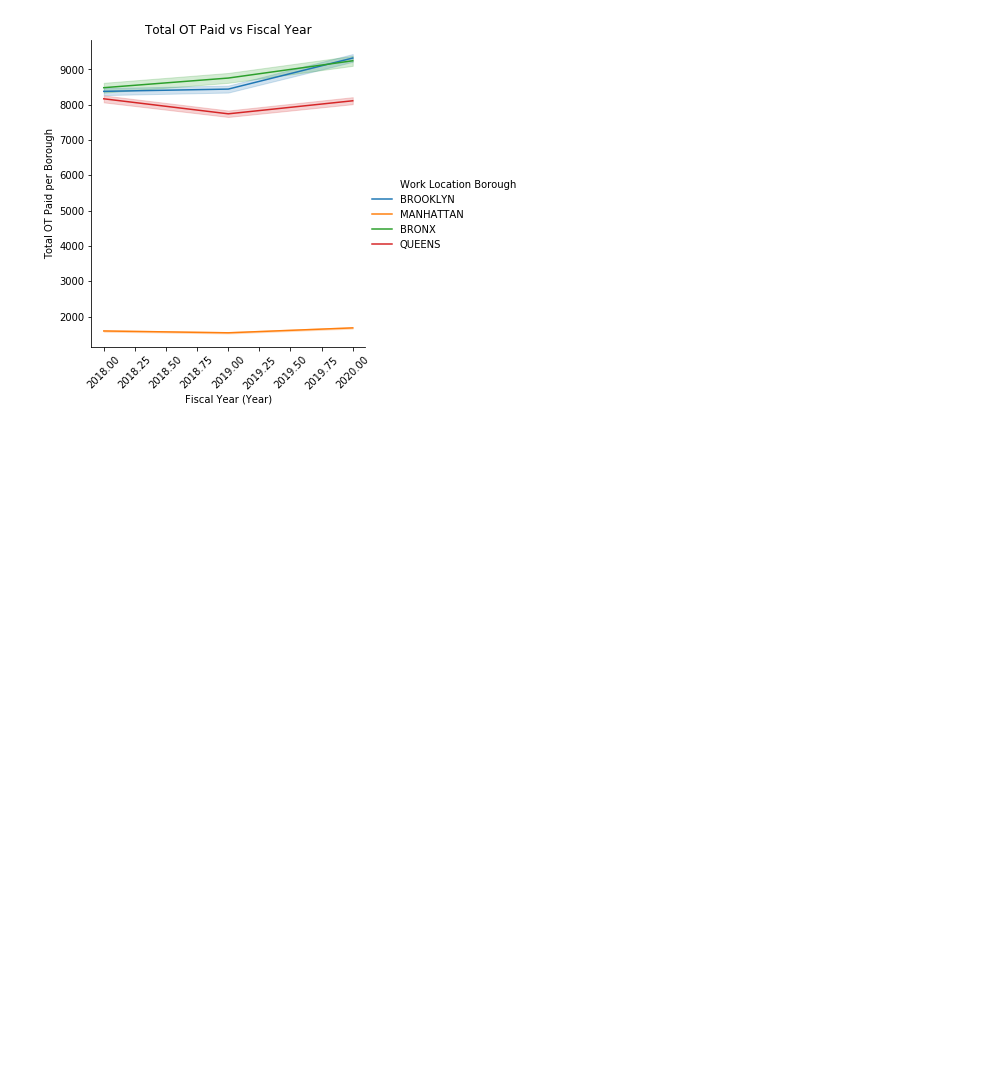
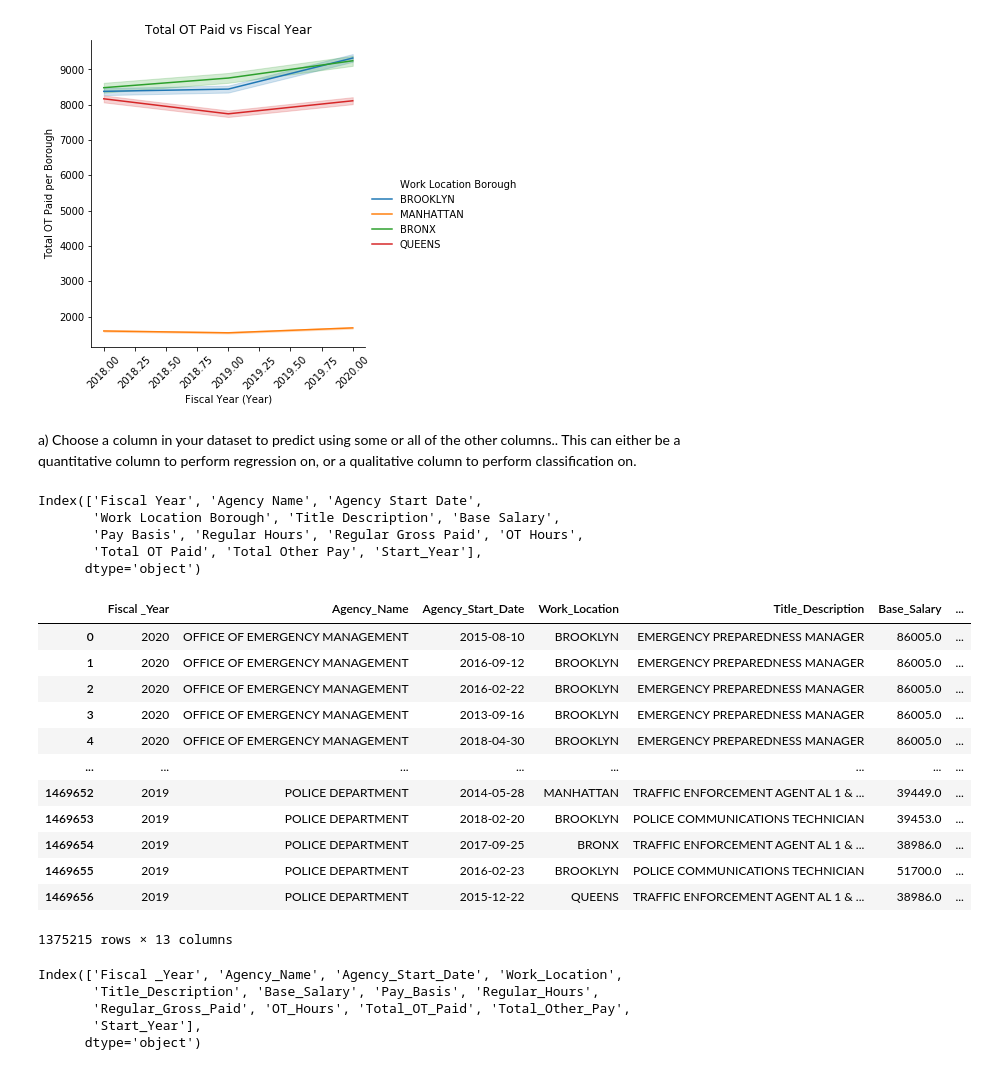
Before and after one commit to carlos-constante/MAT-796-Indepedent-Study-Project, a Jupyter notebook: Project_Carlos_Constante.ipynb, the cells around one changed output. Saved outputs shown, nothing was run; the diff lists cells and outputs as text; code cells hidden in the pictures; blank space fills up the shorter version.

Commit message:
Starting Milestone 2

```diff
--- a/Project_Carlos_Constante.ipynb
+++ b/Project_Carlos_Constante.ipynb
@@ -905,3 +904,43 @@ plt.title("Total OT Paid vs Fiscal Year")
 # %% [output]
 Text(0.5, 1, 'Total OT Paid vs Fiscal Year')
 [figure]
+# %% [markdown]
+ a) Choose a column in your dataset to predict using some or all of the other columns.. This can either be a quantitative column to perform regression on, or a qualitative column to perform classification on.
+# %%
+sal_nyc3.columns
+# %% [output]
+Index(['Fiscal Year', 'Agency Name', 'Agency Start Date',
+       'Work Location Borough', 'Title Description', 'Base Salary',
+       'Pay Basis', 'Regular Hours', 'Regular Gross Paid', 'OT Hours',
+       'Total OT Paid', 'Total Other Pay', 'Start_Year'],
+      dtype='object')
+# %%
+#Renaming columns
+new_columns = ['Fiscal _Year', 'Agency_Name', 'Agency_Start_Date',\
+       'Work_Location', 'Title_Description', 'Base_Salary',\
+       'Pay_Basis', 'Regular_Hours', 'Regular_Gross_Paid', 'OT_Hours',\
+       'Total_OT_Paid', 'Total_Other_Pay', 'Start_Year']
+sal_nyc3.columns = new_columns
+sal_nyc3
+# %% [output]
+|  | Fiscal _Year | Agency_Name | Agency_Start_Date | Work_Location | Title_Description | Base_Salary | ... |
+| 0 | 2020 | OFFICE OF EMERGENCY MANAGEMENT | 2015-08-10 | BROOKLYN | EMERGENCY PREPAREDNESS MANAGER | 86005.0 | ... |
+| 1 | 2020 | OFFICE OF EMERGENCY MANAGEMENT | 2016-09-12 | BROOKLYN | EMERGENCY PREPAREDNESS MANAGER | 86005.0 | ... |
+| 2 | 2020 | OFFICE OF EMERGENCY MANAGEMENT | 2016-02-22 | BROOKLYN | EMERGENCY PREPAREDNESS MANAGER | 86005.0 | ... |
+| 3 | 2020 | OFFICE OF EMERGENCY MANAGEMENT | 2013-09-16 | BROOKLYN | EMERGENCY PREPAREDNESS MANAGER | 86005.0 | ... |
+| 4 | 2020 | OFFICE OF EMERGENCY MANAGEMENT | 2018-04-30 | BROOKLYN | EMERGENCY PREPAREDNESS MANAGER | 86005.0 | ... |
+| ... | ... | ... | ... | ... | ... | ... | ... |
+| 1469652 | 2019 | POLICE DEPARTMENT | 2014-05-28 | MANHATTAN | TRAFFIC ENFORCEMENT AGENT AL 1 & ... | 39449.0 | ... |
+| 1469653 | 2019 | POLICE DEPARTMENT | 2018-02-20 | BROOKLYN | POLICE COMMUNICATIONS TECHNICIAN | 39453.0 | ... |
+| 1469654 | 2019 | POLICE DEPARTMENT | 2017-09-25 | BRONX | TRAFFIC ENFORCEMENT AGENT AL 1 & ... | 38986.0 | ... |
+| 1469655 | 2019 | POLICE DEPARTMENT | 2016-02-23 | BROOKLYN | POLICE COMMUNICATIONS TECHNICIAN | 51700.0 | ... |
+| 1469656 | 2019 | POLICE DEPARTMENT | 2015-12-22 | QUEENS | TRAFFIC ENFORCEMENT AGENT AL 1 & ... | 38986.0 | ... |
+1375215 rows × 13 columns
+# %%
+sal_nyc3.columns
+# %% [output]
+Index(['Fiscal _Year', 'Agency_Name', 'Agency_Start_Date', 'Work_Location',
+       'Title_Description', 'Base_Salary', 'Pay_Basis', 'Regular_Hours',
+       'Regular_Gross_Paid', 'OT_Hours', 'Total_OT_Paid', 'Total_Other_Pay',
+       'Start_Year'],
+      dtype='object')
```
Also changed, not shown: parts of 2 cells of this notebook, 1 other file.
